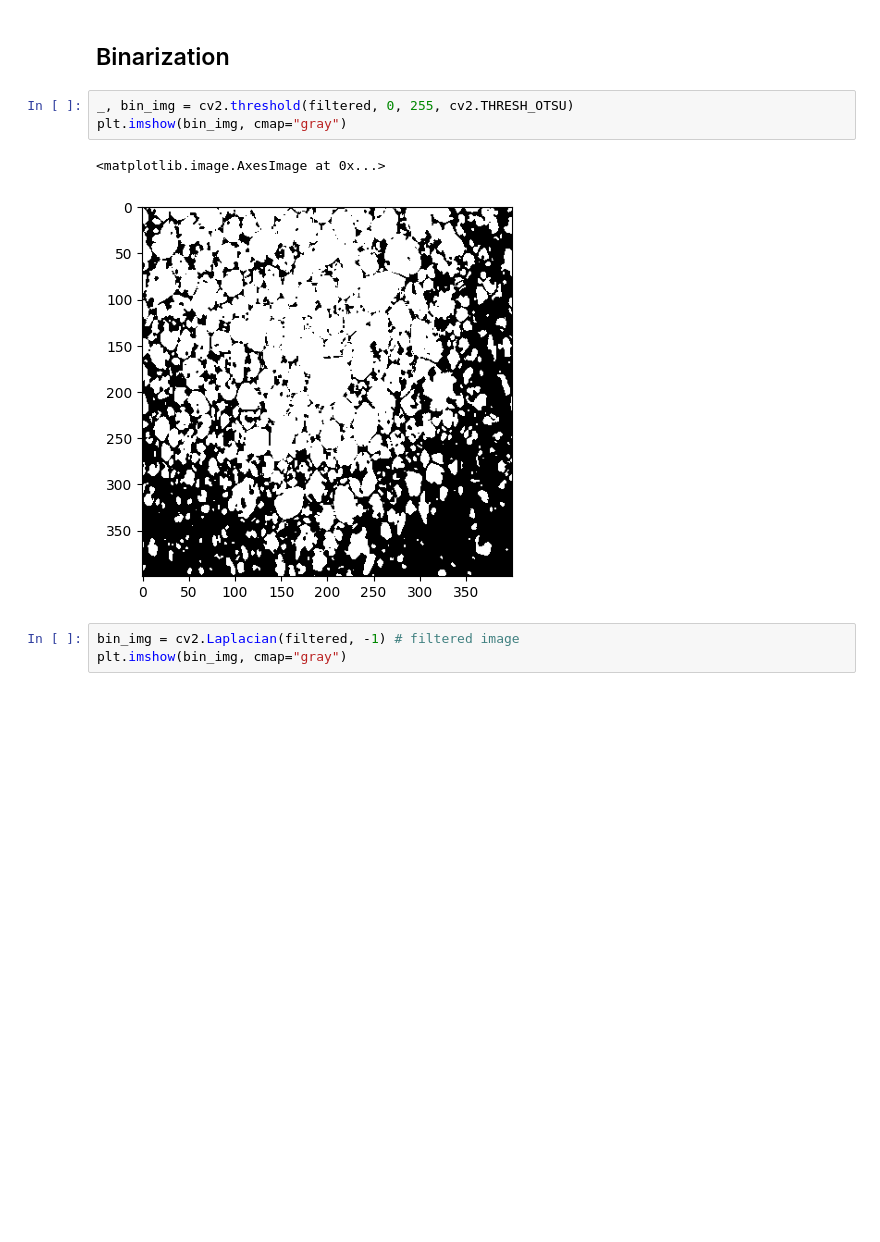
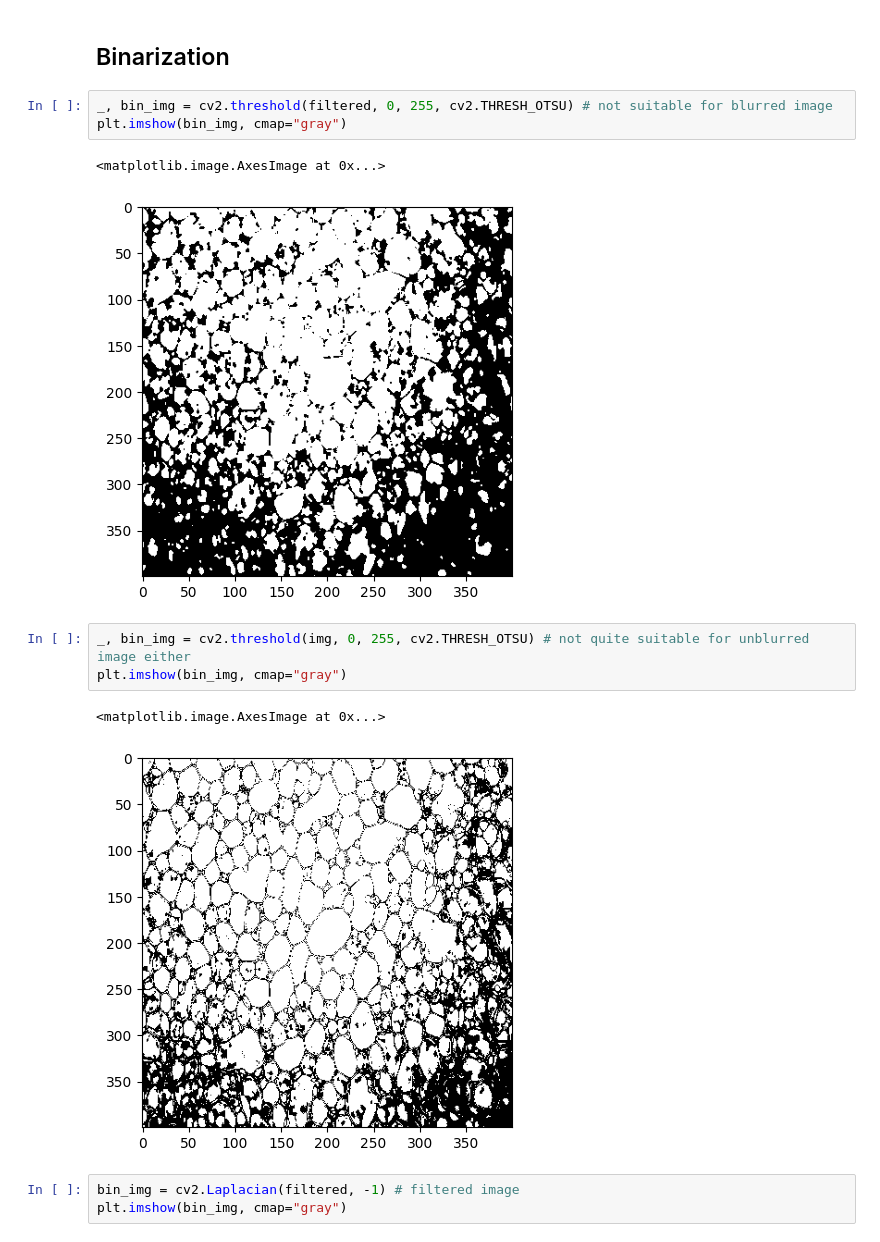
Before and after one commit to vktr274/computer-vision-thresholding, a Jupyter notebook: beer.ipynb, the cells around one changed output. Cells and saved outputs as stored; diff of their text form; blank space fills up the shorter version.

```diff
--- a/beer.ipynb
+++ b/beer.ipynb
@@ -28,11 +28,17 @@ plt.imshow(filtered, cmap="gray")
 # %% [markdown]
  ## Binarization
 # %%
-_, bin_img = cv2.threshold(filtered, 0, 255, cv2.THRESH_OTSU)
+_, bin_img = cv2.threshold(filtered, 0, 255, cv2.THRESH_OTSU) # not suitable for blurred image
 plt.imshow(bin_img, cmap="gray")
 # %% [output]
 <matplotlib.image.AxesImage at 0x...>
 [figure]
+# %%
+_, bin_img = cv2.threshold(img, 0, 255, cv2.THRESH_OTSU) # not quite suitable for unblurred image either
+plt.imshow(bin_img, cmap="gray")
+# %% [output]
+<matplotlib.image.AxesImage at 0x...>
+[figure, added]
 # %%
 bin_img = cv2.Laplacian(filtered, -1) # filtered image
 plt.imshow(bin_img, cmap="gray")
```
Also changed, not shown: parts of 2 cells of this notebook, 2 other files.
